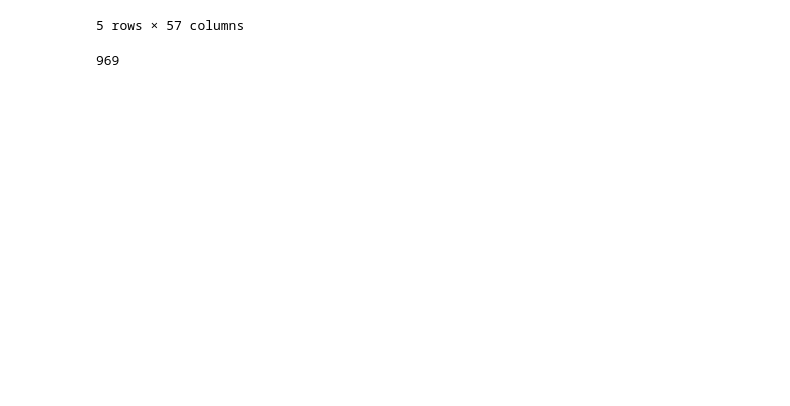
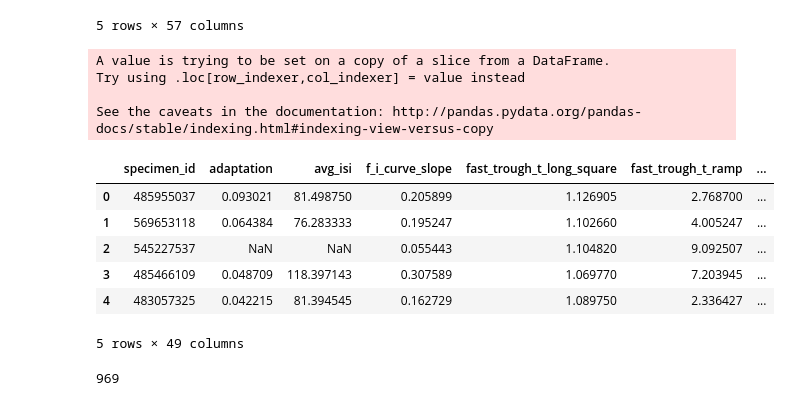
Before and after one commit to HyunsuLee/Ephy_type, a Jupyter notebook: Clustering/allen_data_analysis.ipynb, the cells around one changed output. Saved outputs shown, nothing was run; the diff lists cells and outputs as text; code cells hidden in the pictures; blank space fills up the shorter version.

Commit message:
extracted e_phys feature

```diff
--- a/Clustering/allen_data_analysis.ipynb
+++ b/Clustering/allen_data_analysis.ipynb
@@ -71,4 +71,38 @@ ef_df.head()
 | 3 | 0.048709 | 118.397143 | -90.575616 | 0.307589 | 1.069770 | 7.203945 | ... |
 | 4 | 0.042215 | 81.394545 | 13.653750 | 0.162729 | 1.089750 | 2.336427 | ... |
 5 rows × 57 columns
+# %%
+need_features = ['specimen_id','adaptation','avg_isi', 'f_i_curve_slope','fast_trough_t_long_square',
+                 'fast_trough_t_ramp', 'fast_trough_t_short_square', 'fast_trough_v_long_square',
+                 'fast_trough_v_ramp','fast_trough_v_short_square', 'input_resistance_mohm',
+                 'latency','peak_t_long_square','peak_t_ramp','peak_t_short_square',
+                 'peak_v_long_square','peak_v_ramp','peak_v_short_square','ri','sag',
+                 'slow_trough_t_long_square','slow_trough_t_ramp','slow_trough_t_short_square',
+                 'slow_trough_v_long_square','slow_trough_v_ramp','slow_trough_v_short_square',
+                 'threshold_i_long_square','threshold_i_ramp','threshold_i_short_square',
+                 'threshold_t_long_square','threshold_t_ramp','threshold_t_short_square',
+                 'threshold_v_long_square','threshold_v_ramp','threshold_v_short_square',
+                 'trough_t_long_square','trough_t_ramp','trough_t_short_square',
+                 'trough_v_long_square','trough_v_ramp','trough_v_short_square',
+                 'upstroke_downstroke_ratio_long_square','upstroke_downstroke_ratio_ramp',
+                 'upstroke_downstroke_ratio_short_square','vm_for_sag','vrest',
+                 'transgenic_line','reporter_status']
+# %%
+ef_df_extracted = ef_df[need_features]
+ef_df_extracted['height'] = ef_df_extracted['peak_v_short_square'] -ef_df_extracted['fast_trough_v_short_square']
+# %% [output]
+A value is trying to be set on a copy of a slice from a DataFrame.
+Try using .loc[row_indexer,col_indexer] = value instead
+
+See the caveats in the documentation: http://pandas.pydata.org/pandas-docs/stable/indexing.html#indexing-view-versus-copy
+# %%
+ef_df_extracted.head()
+# %% [output]
+|  | specimen_id | adaptation | avg_isi | f_i_curve_slope | fast_trough_t_long_square | fast_trough_t_ramp | ... |
+| 0 | 485955037 | 0.093021 | 81.498750 | 0.205899 | 1.126905 | 2.768700 | ... |
+| 1 | 569653118 | 0.064384 | 76.283333 | 0.195247 | 1.102660 | 4.005247 | ... |
+| 2 | 545227537 | NaN | NaN | 0.055443 | 1.104820 | 9.092507 | ... |
+| 3 | 485466109 | 0.048709 | 118.397143 | 0.307589 | 1.069770 | 7.203945 | ... |
+| 4 | 483057325 | 0.042215 | 81.394545 | 0.162729 | 1.089750 | 2.336427 | ... |
+5 rows × 49 columns
 # %%
```
Also changed, not shown: parts of 1 cell of this notebook, 1 other file.
